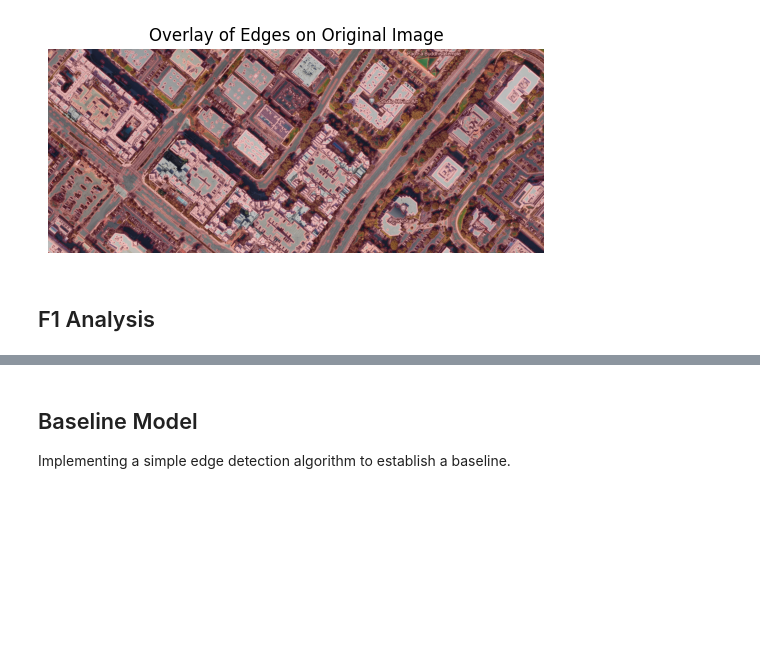
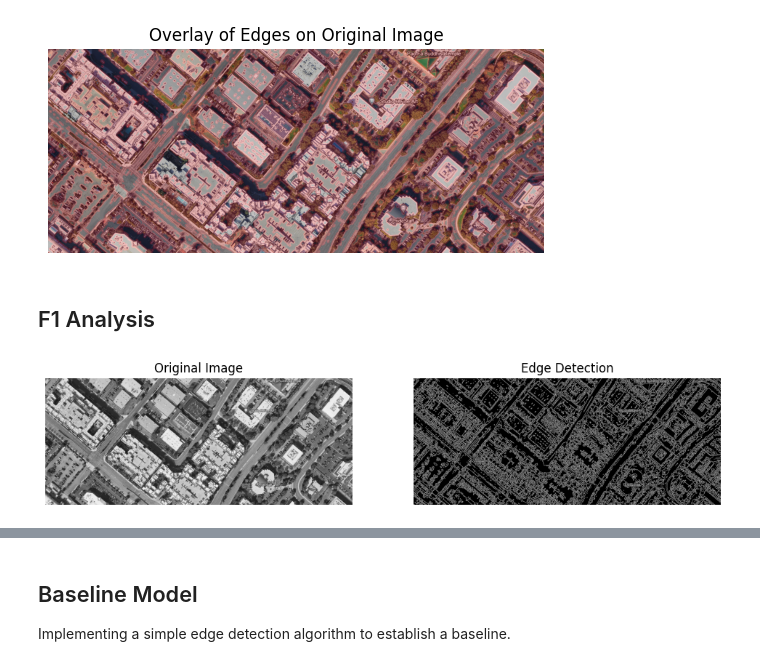
Before and after one commit to DevelopmentLife/Geospatial_Final_CV, a Jupyter notebook: Edge_Detection_Geospatial_Data.ipynb, the cells around one changed output, grey strips where cells are left out. Drawn from its saved outputs; the diff is of its cells as text; code cells hidden in the pictures; blank space fills up the shorter version.

```diff
--- a/Edge_Detection_Geospatial_Data.ipynb
+++ b/Edge_Detection_Geospatial_Data.ipynb
@@ -235,0 +268,33 @@ for i, city_edge in enumerate(city_edges):
+# %%
+import cv2
+import matplotlib.pyplot as plt
+
+# Path to the image
+image_path = 'irvine_CA_map.png'
+
+# Load the image in grayscale
+image = cv2.imread(image_path, cv2.IMREAD_GRAYSCALE)
+
+# Check if the image was loaded successfully
+if image is None:
+    print(f"Error: Unable to load image at {image_path}")
+else:
+    # Apply Canny edge detector
+    edges = cv2.Canny(image, 100, 200)  # Adjust thresholds as needed
+
+    # Display the original and edge-detected images using matplotlib
+    plt.figure(figsize=(12, 6))
+
+    plt.subplot(1, 2, 1)
+    plt.imshow(image, cmap='gray')
+    plt.title('Original Image')
+    plt.axis('off')
+
+    plt.subplot(1, 2, 2)
+    plt.imshow(edges, cmap='gray')
+    plt.title('Edge Detection')
+    plt.axis('off')
+
+    plt.show()
+# %% [output]
+[figure, added]
```
Also changed, not shown: parts of 5 cells of this notebook.
